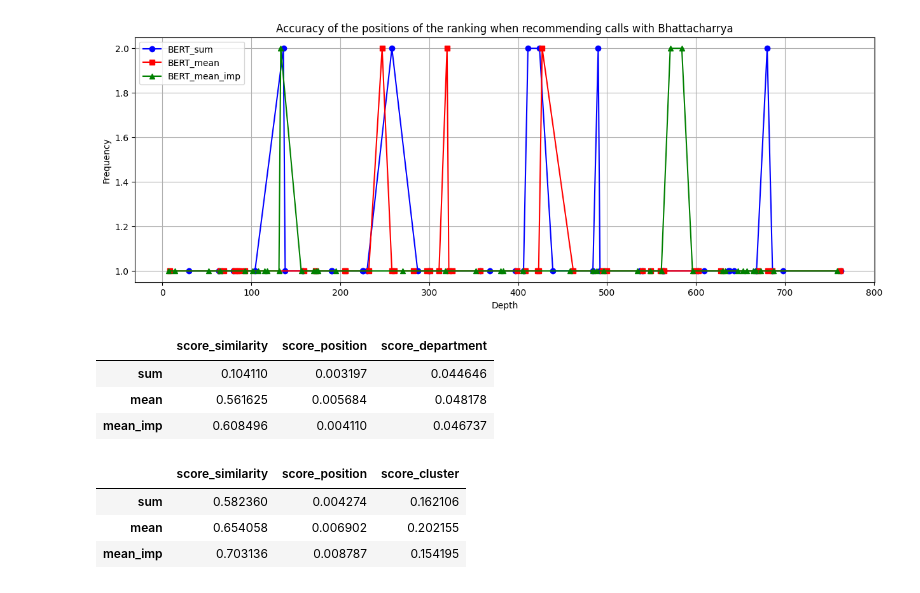
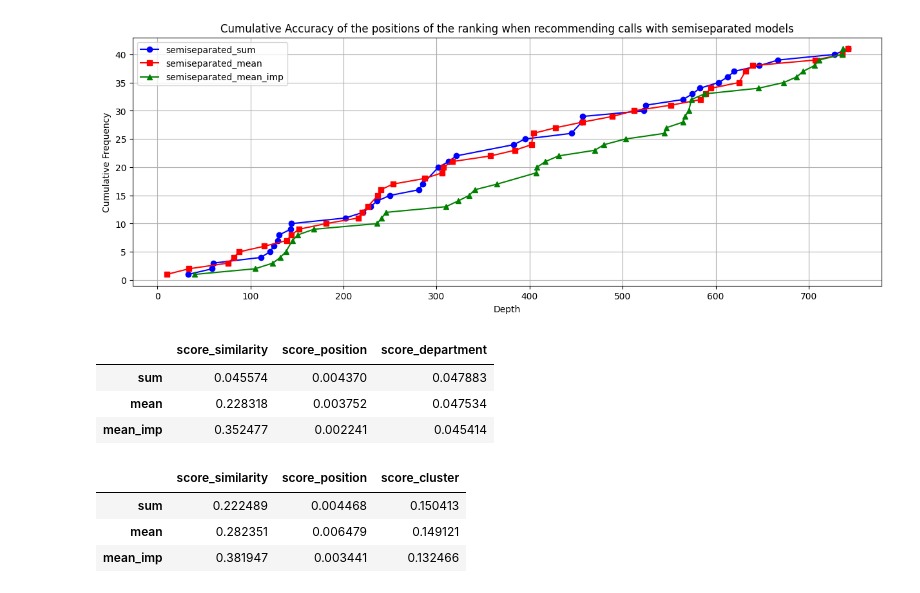
Before and after one commit to AI4University/recommendation_system_validation, a Jupyter notebook: plot_ranking.ipynb, the cells around one changed output. Drawn from its saved outputs; the diff is of its cells as text; code cells hidden in the pictures.

Commit message:
cumulative plots added

```diff
--- a/plot_ranking.ipynb
+++ b/plot_ranking.ipynb
@@ -30,7 +30,7 @@ def contar_repeticiones(lista):
 methods = ['BERT', 'bhattacharyya', 'separated', 'semiseparated']
 agg_methods = ['sum', 'mean', 'mean_imp']
 
-method = methods[0]
+method = methods[3]
 #agg_method = agg_methods[0]
 
 dict_results_researchers = {}
@@ -108,37 +114,43 @@ plt.show()
 # %%
+## CALLS
+
 keys_sum, values_sum = list(calls_sum.keys()), list(calls_sum.values())
 keys_mean, values_mean= list(calls_mean.keys()), list(calls_mean.values())
 keys_mean_imp, values_mean_imp = list(calls_mean_imp.keys()), list(calls_mean_imp.values())
 
+cumulative_sum = np.cumsum(values_sum)
+cumulative_mean = np.cumsum(values_mean)
+cumulative_mean_imp = np.cumsum(values_mean_imp)
+
 plt.figure(figsize=(15, 5))
-plt.plot(keys_sum, values_sum, marker='o', color='blue', label='{}_sum'.format(method))
-plt.plot(keys_mean, values_mean, marker='s', color='red', label='{}_mean'.format(method))
-plt.plot(keys_mean_imp, values_mean_imp, marker='^', color='green', label='{}_mean_imp'.format(method))
+plt.plot(keys_sum, cumulative_sum, marker='o', color='blue', label='{}_sum'.format(method))
+plt.plot(keys_mean, cumulative_mean, marker='s', color='red', label='{}_mean'.format(method))
+plt.plot(keys_mean_imp, cumulative_mean_imp, marker='^', color='green', label='{}_mean_imp'.format(method))
 
 plt.xlabel('Depth')
-plt.ylabel('Frequency')
-plt.title('Accuracy of the positions of the ranking when recommending calls with Bhattacharrya')
+plt.ylabel('Cumulative Frequency')
+plt.title('Cumulative Accuracy of the positions of the ranking when recommending calls with {} models'.format(method))
 
 plt.legend()
 plt.grid(True)
 plt.show()
 # %% [output]
-[figure, old version]
+[figure, new version]
 # %%
 results_researchers = pd.DataFrame(index=['sum', 'mean', 'mean_imp'], columns=['score_similarity', 'score_position', 'score_department'], data=scores_researchers)
 # %%
 results_researchers
 # %% [output]
 |  | score_similarity | score_position | score_department |
-| sum | 0.104110 | 0.003197 | 0.044646 |
-| mean | 0.561625 | 0.005684 | 0.048178 |
-| mean_imp | 0.608496 | 0.004110 | 0.046737 |
+| sum | 0.045574 | 0.004370 | 0.047883 |
+| mean | 0.228318 | 0.003752 | 0.047534 |
+| mean_imp | 0.352477 | 0.002241 | 0.045414 |
 # %%
 results_calls = pd.DataFrame(index=['sum', 'mean', 'mean_imp'], columns=['score_similarity', 'score_position', 'score_cluster'], data=scores_calls)
 # %%
 results_calls
 # %% [output]
 |  | score_similarity | score_position | score_cluster |
-| sum | 0.582360 | 0.004274 | 0.162106 |
-| mean | 0.654058 | 0.006902 | 0.202155 |
-| mean_imp | 0.703136 | 0.008787 | 0.154195 |
+| sum | 0.222489 | 0.004468 | 0.150413 |
+| mean | 0.282351 | 0.006479 | 0.149121 |
+| mean_imp | 0.381947 | 0.003441 | 0.132466 |
```
Also changed, not shown: parts of 2 cells of this notebook.
